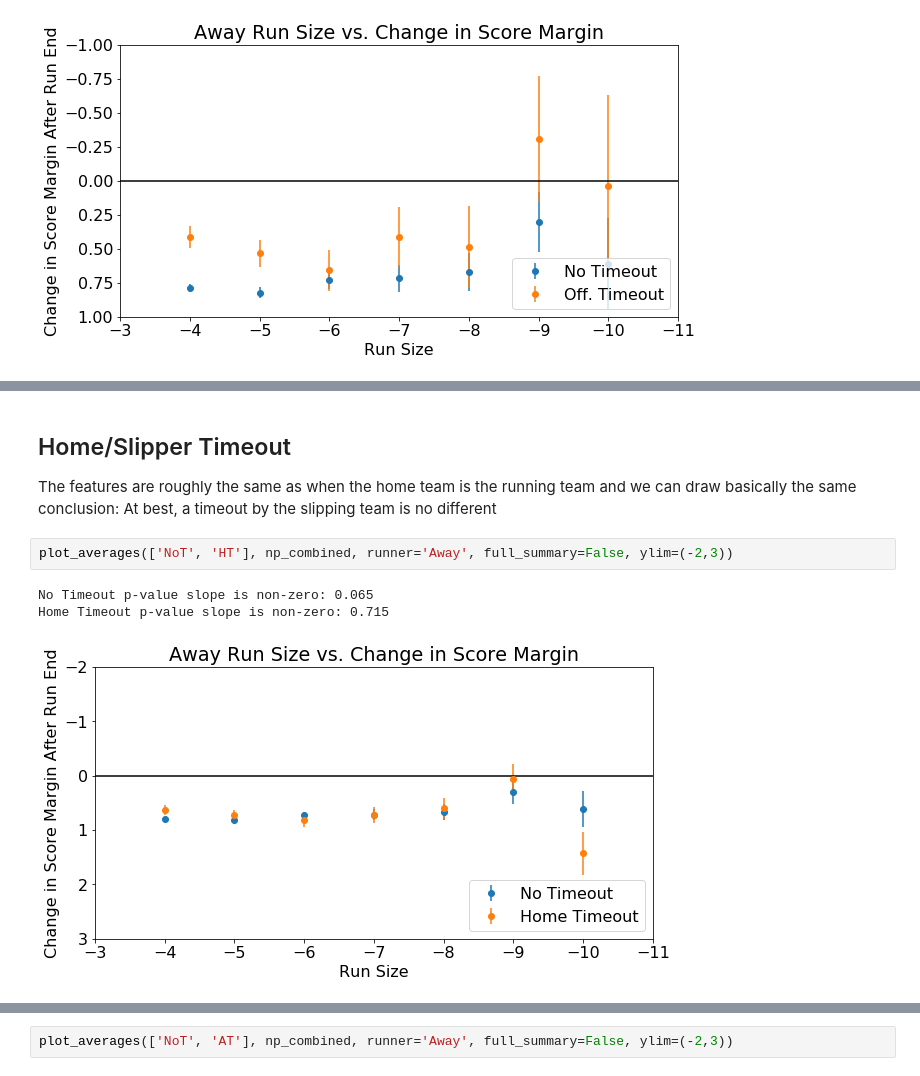
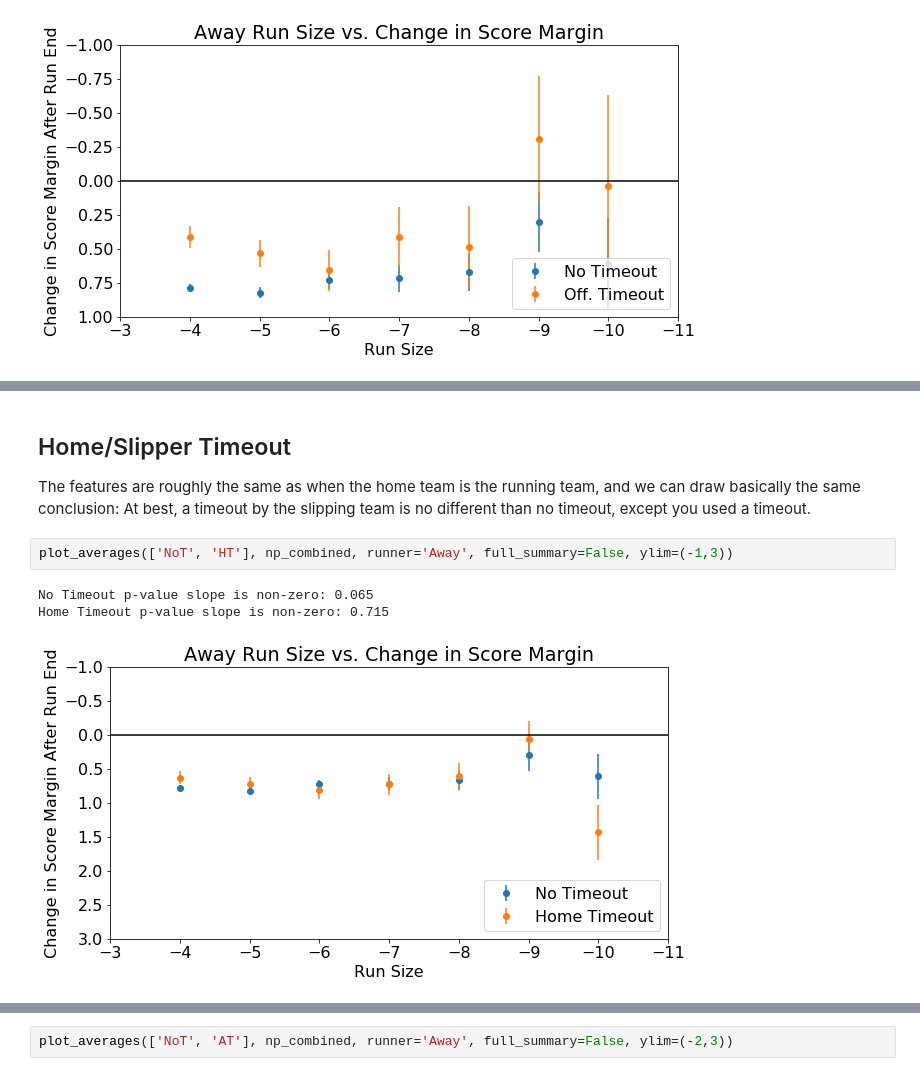
Before and after one commit to mattfred10/Timeout-Analyzer, a Jupyter notebook: Timeout_Analysis.ipynb, the cells around one changed output, grey strips where cells are left out. Saved outputs shown, nothing was run; the diff lists cells and outputs as text.

```diff
--- a/Timeout_Analysis.ipynb
+++ b/Timeout_Analysis.ipynb
@@ -862,12 +964,12 @@ run length | t-stat | H0 p-value |  H0?   | HW p-value |  HW?
 # %% [markdown]
 ## Home/Slipper Timeout
 
-The features are roughly the same as when the home team is the running team and we can draw basically the same conclusion: At best, a timeout by the slipping team is no different
+The features are roughly the same as when the home team is the running team, and we can draw basically the same conclusion: At best, a timeout by the slipping team is no different than no timeout, except you used a timeout.
 # %%
-plot_averages(['NoT', 'HT'], np_combined, runner='Away', full_summary=False, ylim=(-2,3))
+plot_averages(['NoT', 'HT'], np_combined, runner='Away', full_summary=False, ylim=(-1,3))
 # %% [output]
 No Timeout p-value slope is non-zero: 0.065
 Home Timeout p-value slope is non-zero: 0.715
-[figure, old version]
+[figure, new version]
 # %%
 t_test('HT', 'NoT', np_combined, runner='Away', bonferroni=False)
```
Also changed, not shown: parts of 50 cells of this notebook, 1 other file.
